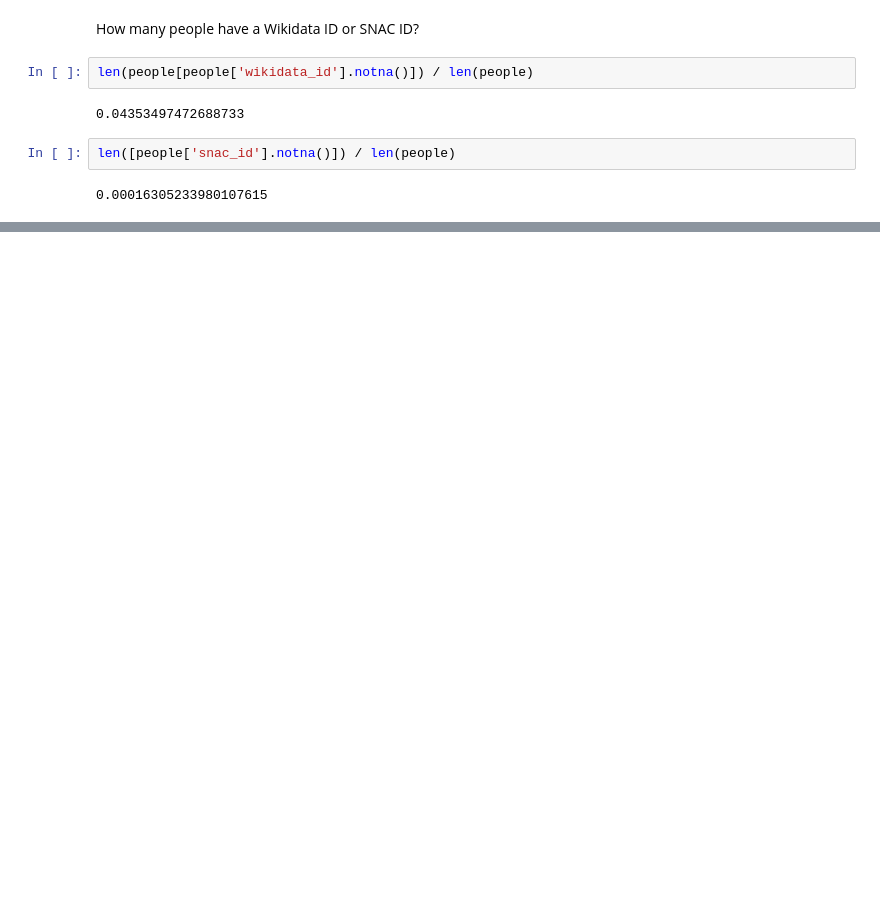
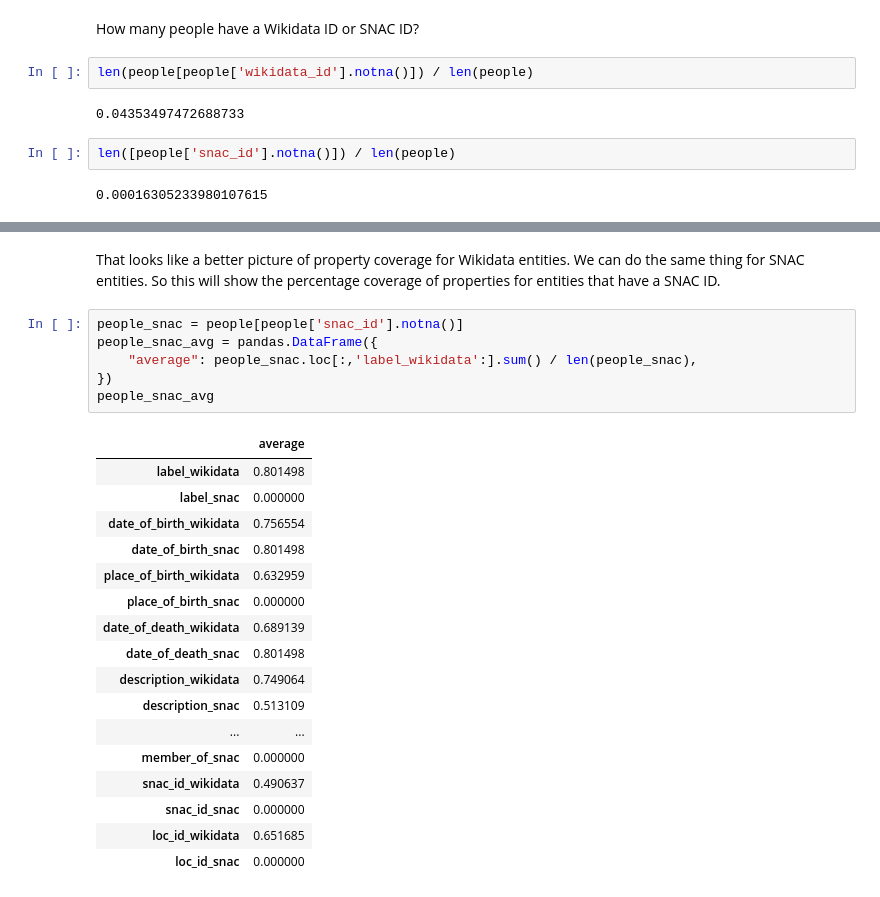
Before and after one commit to umd-mith/airwaves-entity-report, a Jupyter notebook: Entity Report.ipynb, the cells around one changed output, grey strips where cells are left out. Cells and saved outputs as stored; diff of their text form; blank space fills up the shorter version.

```diff
--- a/Entity Report.ipynb
+++ b/Entity Report.ipynb
@@ -105,0 +130,26 @@ pandas.core.series.Series
+# %% [markdown]
+That looks like a better picture of property coverage for Wikidata entities. We can do the same thing for SNAC entities. So this will show the percentage coverage of properties for entities that have a SNAC ID.
+# %%
+people_snac = people[people['snac_id'].notna()]
+people_snac_avg = pandas.DataFrame({
+    "average": people_snac.loc[:,'label_wikidata':].sum() / len(people_snac),
+})
+people_snac_avg
+# %% [output]
+|  | average |
+| label_wikidata | 0.801498 |
+| label_snac | 0.000000 |
+| date_of_birth_wikidata | 0.756554 |
+| date_of_birth_snac | 0.801498 |
+| place_of_birth_wikidata | 0.632959 |
+| place_of_birth_snac | 0.000000 |
+| date_of_death_wikidata | 0.689139 |
+| date_of_death_snac | 0.801498 |
+| description_wikidata | 0.749064 |
+| description_snac | 0.513109 |
+| ... | ... |
+| member_of_snac | 0.000000 |
+| snac_id_wikidata | 0.490637 |
+| snac_id_snac | 0.000000 |
+| loc_id_wikidata | 0.651685 |
+| loc_id_snac | 0.000000 |
```
Also changed, not shown: parts of 8 cells of this notebook, 5 other files.
